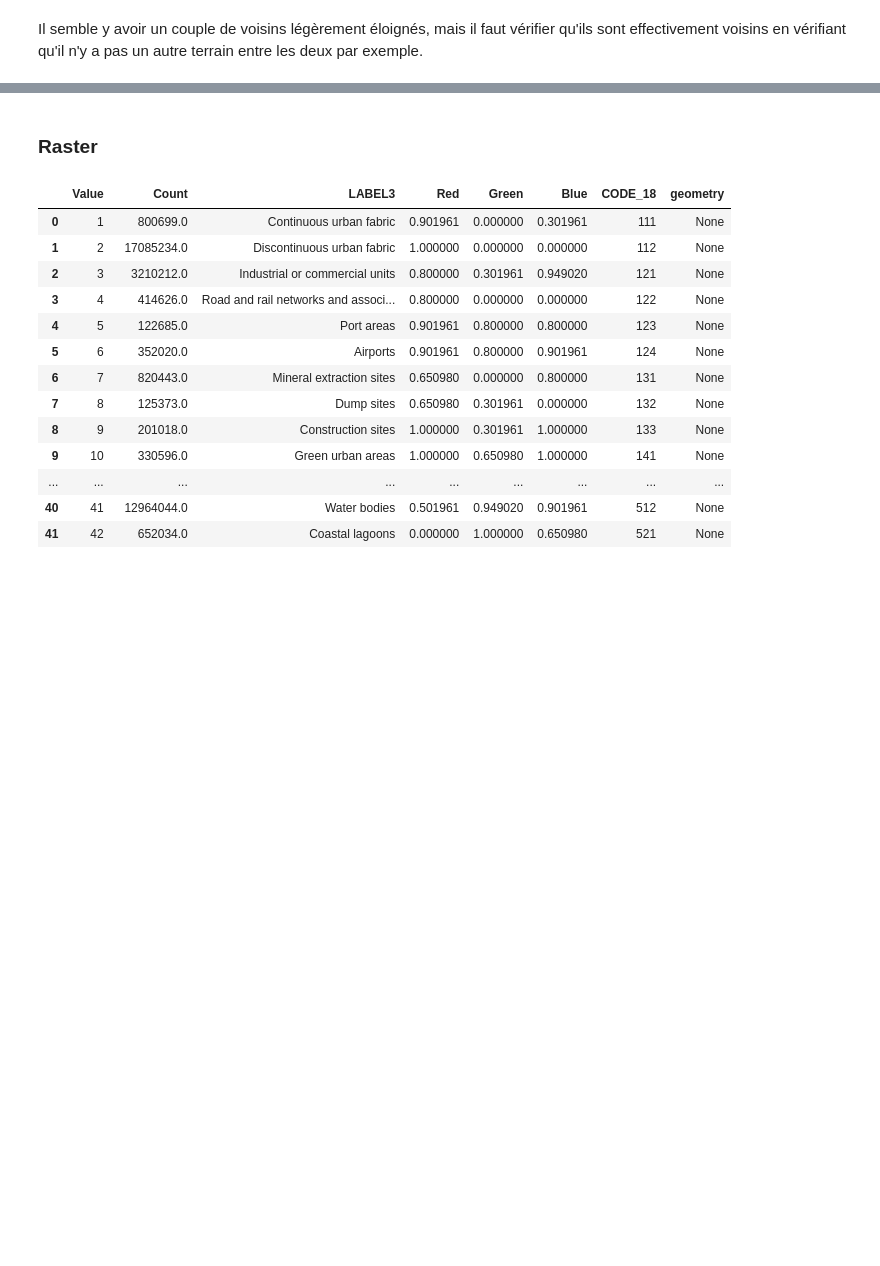
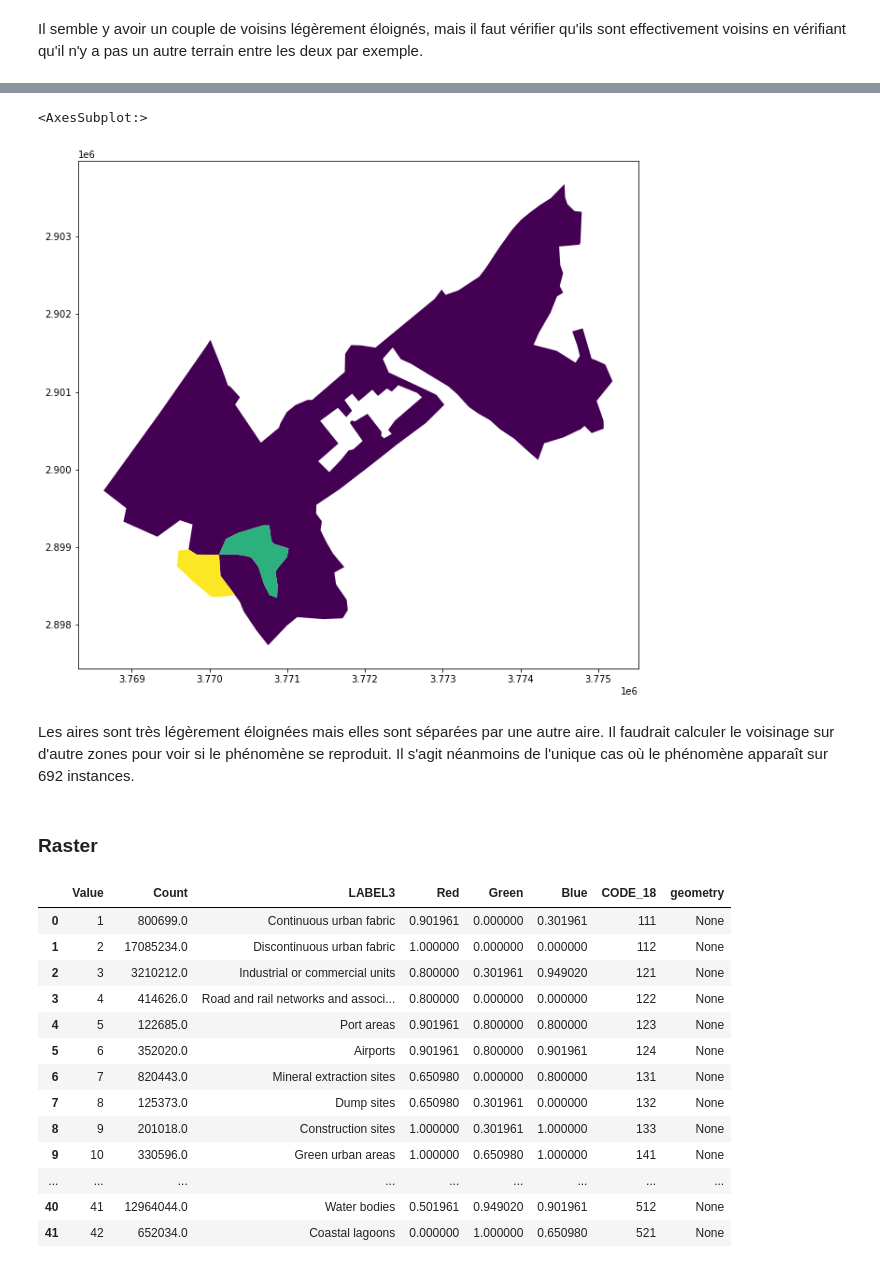
Before and after one commit to massimovenuti/clc-graph-deep-learning, a Jupyter notebook: clc.ipynb, the cells around one changed output, grey strips where cells are left out. Cells and saved outputs as stored; diff of their text form; code cells hidden in the pictures; blank space fills up the shorter version.

```diff
--- a/clc.ipynb
+++ b/clc.ipynb
@@ -223,3 +262,13 @@ Il semble y avoir un couple de voisins légèrement éloignés, mais il faut vé
+# %%
+neighbors_547381 = neighborhood[neighborhood.src == 547381].dest.tolist()
+df = gdf[gdf.OBJECTID.isin(neighbors_547381 + [547381])]
+f, ax = plt.subplots(figsize=(20, 10))
+df.plot("OBJECTID", ax=ax)
+# %% [output]
+<AxesSubplot:>
+[figure, added]
+# %% [markdown]
+Les aires sont très légèrement éloignées mais elles sont séparées par une autre aire. Il faudrait calculer le voisinage sur d'autre zones pour voir si le phénomène se reproduit. Il s'agit néanmoins de l'unique cas où le phénomène apparaît sur 692 instances.
 # %% [markdown]
 ### Raster
 # %%
```
Also changed, not shown: parts of 16 cells of this notebook, 3 other files.
